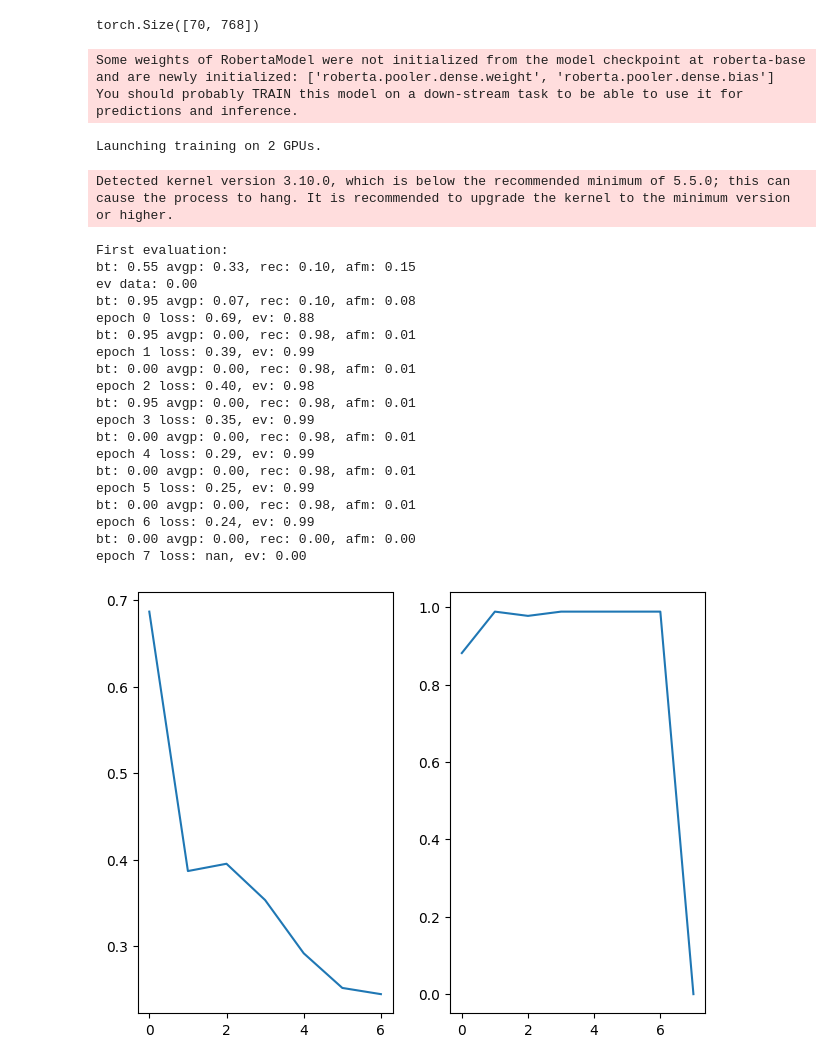
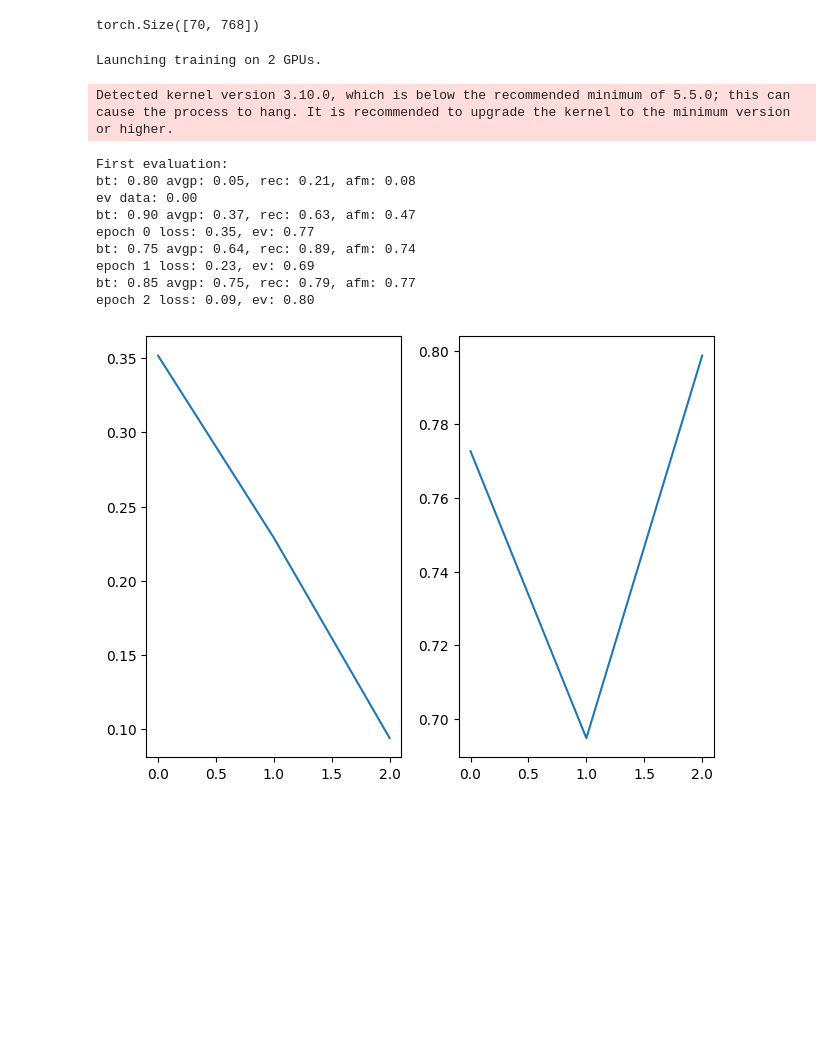
Before and after one commit to guihcs/cmatcher, a Jupyter notebook: lab.ipynb, the cells around one changed output. Cells and saved outputs as stored; diff of their text form; code cells hidden in the pictures; blank space fills up the shorter version.

```diff
--- a/lab.ipynb
+++ b/lab.ipynb
@@ -74,24 +74,24 @@ def sg_topg(s, ge, depth=4):
     return s, cm, pm, fm
 
 
-def build_raw_ts(op, data, workers=2):
-    ge = Graph().parse(op)
+def build_raw_ts(graph_path, data, workers=2):
+    graph = Graph().parse(graph_path)
 
     fres = {}
     for k in data:
         tn, ng = data[k]
         fres[k] = tn
         for t in ng:
-            ge.add(t)
+            graph.add(t)
 
     mc = 0
     mp = 0
     ifd = []
 
-    subjects = set(ge.subjects())
+    subjects = set(graph.subjects())
 
     with Pool(workers) as p:
-        pgs = list(tqdm(p.imap(lambda x: sg_topg(x, ge, depth=4), subjects), total=len(subjects)))
+        pgs = list(tqdm(p.imap(lambda x: sg_topg(x, graph, depth=4), subjects), total=len(subjects)))
 
     for s, cm, pm, fm in pgs:
 
@@ -175,5 +159,5 @@ def clear_bn(ds):
 # %%
-root_entities, graph_data, cq, cqid = prepare_eval_dataset(cqas['edas'], ifd, tokenizer, mc, mp)
+root_entities, graph_data, cq, cqid = prepare_eval_dataset(cqas['edas'], ifd, tokenizer, mc, mp, fres, filter_bn=True)
 # %%
 
 class GNNL(gnn.MessagePassing):
@@ -289,9 +273,9 @@ torch.Size([70, 768])
 class BertEmb(nn.Module):
     def __init__(self):
         super(BertEmb, self).__init__()
-        # self.bert = BertModel.from_pretrained('bert-base-uncased')
+        self.bert = BertModel.from_pretrained('bert-base-uncased')
         # self.bert = BertModel.from_pretrained('bert-large-uncased')
-        self.bert = AutoModel.from_pretrained("roberta-base")
+        # self.bert = AutoModel.from_pretrained("roberta-base")
         # self.bert = AutoModel.from_pretrained("sentence-transformers/all-mpnet-base-v2")
         # self.bert = AutoModel.from_pretrained("roberta-large")
         # self.bert = AutoModel.from_pretrained("razent/spbert-mlm-base")
@@ -313,7 +297,7 @@ class Model(nn.Module):
     def __init__(self):
         super(Model, self).__init__()
         self.emb1 = BertEmb()
-        self.gnn = GNN(768, 8, d=4)
+        # self.gnn = GNN(768, 8, d=4)
 
 
     def forward(self, cqa=None, positive_sbg=None, negative_sbg=None):
@@ -345,22 +329,19 @@ class Model(nn.Module):
         feats = torch.cat(feats, dim=0)
         sf = feats[xi]
 
-        props = []
-        for f in TorchDataLoader(edge_attr, batch_size=4, shuffle=False):
-            props.append(checkpoint.checkpoint(self.emb1, f, use_reentrant=False))
-        props = torch.cat(props, dim=0)
-        edge_attr_sf = props[edge_attr_i]
-
-        out = checkpoint.checkpoint(self.gnn, sf, edge_index, edge_attr_sf, use_reentrant=False)
-        return out
+        # props = []
+        # for f in TorchDataLoader(edge_attr, batch_size=4, shuffle=False):
+        #     props.append(checkpoint.checkpoint(self.emb1, f, use_reentrant=False))
+        # props = torch.cat(props, dim=0)
+        # edge_attr_sf = props[edge_attr_i]
+        #
+        # out = checkpoint.checkpoint(self.gnn, sf, edge_index, edge_attr_sf, use_reentrant=False)
+        return sf
 
 
 model = Model()
 device = torch.device('cuda:0')
 # model.cuda(0)
-# %% [output]
-Some weights of RobertaModel were not initialized from the model checkpoint at roberta-base and are newly initialized: ['roberta.pooler.dense.weight', 'roberta.pooler.dense.bias']
-You should probably TRAIN this model on a down-stream task to be able to use it for predictions and inference.
 # %%
 def sim_loss(cq, pe, ne):
     return torch.mean(1 - torch.cosine_similarity(cq, pe) + torch.cosine_similarity(cq, ne))
@@ -411,7 +392,7 @@ def train_function(model, root_entities, graph_data, cq, cqid, res):
 
     # accelerator = Accelerator(gradient_accumulation_steps=4)
     accelerator = Accelerator()
-    optimizer = optim.AdamW(model.parameters(), lr=0.00001)
+    optimizer = optim.Adam(model.parameters(), lr=0.00001)
     # optimizer = toptim.Adafactor(model.parameters())
 
     lh = []
@@ -420,7 +401,10 @@ def train_function(model, root_entities, graph_data, cq, cqid, res):
     batch_size = 2
     progress = None
 
-    dataset = CQADataset(tokenizer, cidata, raw_data['edas'])
+    triplet_loss = nn.TripletMarginWithDistanceLoss(
+         distance_function=lambda x, y: 1.0 - torch.cosine_similarity(x, y), margin=0.8)
+
+    dataset = CQADataset(tokenizer, cidata, raw_data['edas'], filter_bn=True)
     loader = DataLoader(dataset, batch_size=batch_size)
 
 
@@ -456,52 +440,43 @@ def train_function(model, root_entities, graph_data, cq, cqid, res):
                 isbgs = sbgs[batch.rsi]
                 isbgn = nsbg[batch.rni]
 
-                loss = sim_loss(cqs, isbgs, isbgn)
+                # loss = sim_loss(cqs, isbgs, isbgn)
+                loss = triplet_loss(cqs, isbgs, isbgn)
                 el.append(accelerator.gather_for_metrics(loss.detach()))
                 accelerator.backward(loss)
 
                 optimizer.step()
                 if accelerator.is_main_process:
                     progress.update(1)
 
         lh.append(torch.stack(el).mean().item())
 
         evh.append(evm(accelerator, model, dataset, th=0.9))
         eval_test(accelerator, model, cqloader, graph_loader, cq, root_entities, res)
         accelerator.print(f'epoch {e} loss: {lh[-1]:.2f}, ev: {evh[-1]:.2f}')
 
 
     if accelerator.is_main_process:
         progress.close()
 
         fig, ax = plt.subplots(1, 2)
         fig.tight_layout()
         ax[0].plot(lh)
         ax[1].plot(evh)
         plt.show()
 
 notebook_launcher(train_function, (model, root_entities, graph_data, cq, cqid, fres), num_processes=2, use_port='29502')
 # %% [output]
 Launching training on 2 GPUs.
 Detected kernel version 3.10.0, which is below the recommended minimum of 5.5.0; this can cause the process to hang. It is recommended to upgrade the kernel to the minimum version or higher.
 First evaluation:
-bt: 0.55 avgp: 0.33, rec: 0.10, afm: 0.15
+bt: 0.80 avgp: 0.05, rec: 0.21, afm: 0.08
 ev data: 0.00
-bt: 0.95 avgp: 0.07, rec: 0.10, afm: 0.08
-epoch 0 loss: 0.69, ev: 0.88
-bt: 0.95 avgp: 0.00, rec: 0.98, afm: 0.01
-epoch 1 loss: 0.39, ev: 0.99
-bt: 0.00 avgp: 0.00, rec: 0.98, afm: 0.01
-epoch 2 loss: 0.40, ev: 0.98
-bt: 0.95 avgp: 0.00, rec: 0.98, afm: 0.01
-epoch 3 loss: 0.35, ev: 0.99
-bt: 0.00 avgp: 0.00, rec: 0.98, afm: 0.01
-epoch 4 loss: 0.29, ev: 0.99
-bt: 0.00 avgp: 0.00, rec: 0.98, afm: 0.01
-epoch 5 loss: 0.25, ev: 0.99
-bt: 0.00 avgp: 0.00, rec: 0.98, afm: 0.01
-epoch 6 loss: 0.24, ev: 0.99
-bt: 0.00 avgp: 0.00, rec: 0.00, afm: 0.00
-epoch 7 loss: nan, ev: 0.00
+bt: 0.90 avgp: 0.37, rec: 0.63, afm: 0.47
+epoch 0 loss: 0.35, ev: 0.77
+bt: 0.75 avgp: 0.64, rec: 0.89, afm: 0.74
+epoch 1 loss: 0.23, ev: 0.69
+bt: 0.85 avgp: 0.75, rec: 0.79, afm: 0.77
+epoch 2 loss: 0.09, ev: 0.80
-[figure, old version]
+[figure, new version]
 # %%
```
Also changed, not shown: parts of 7 cells of this notebook, 3 other files.
